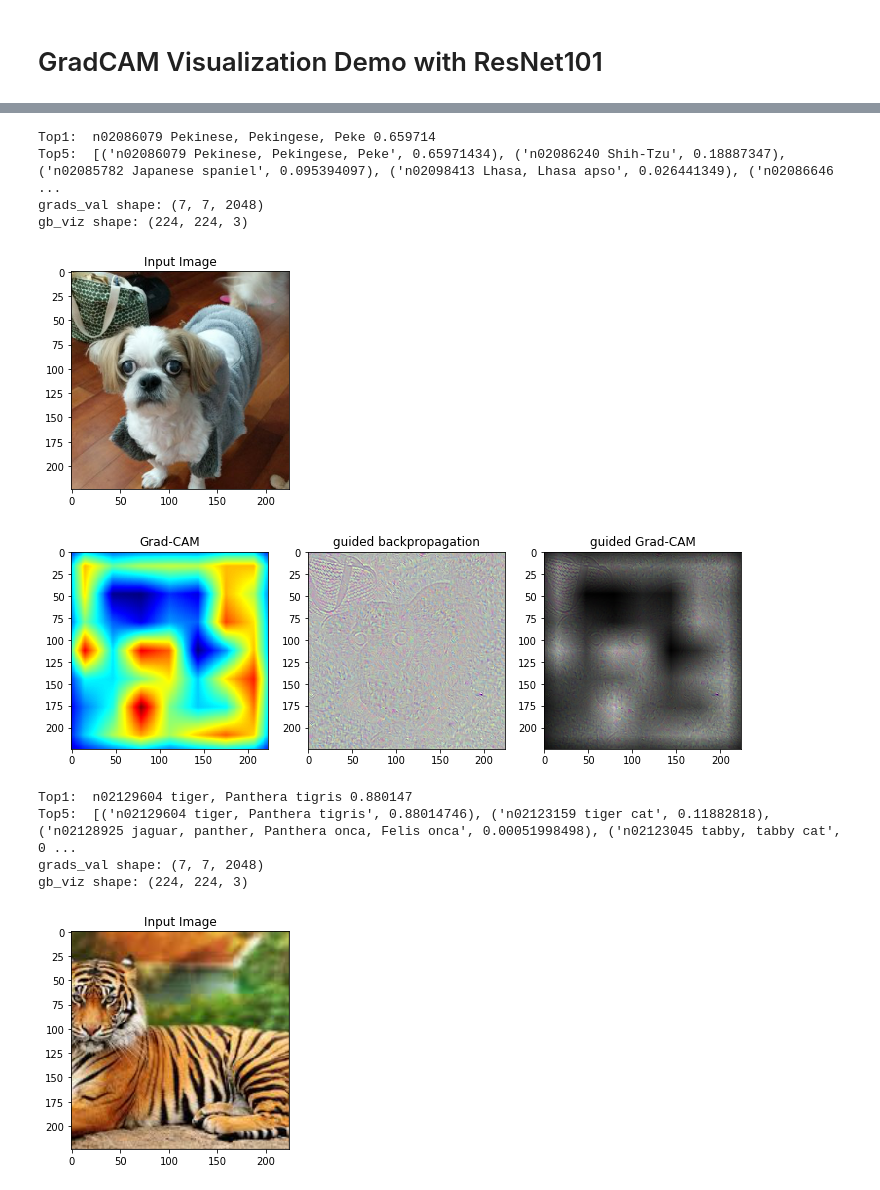
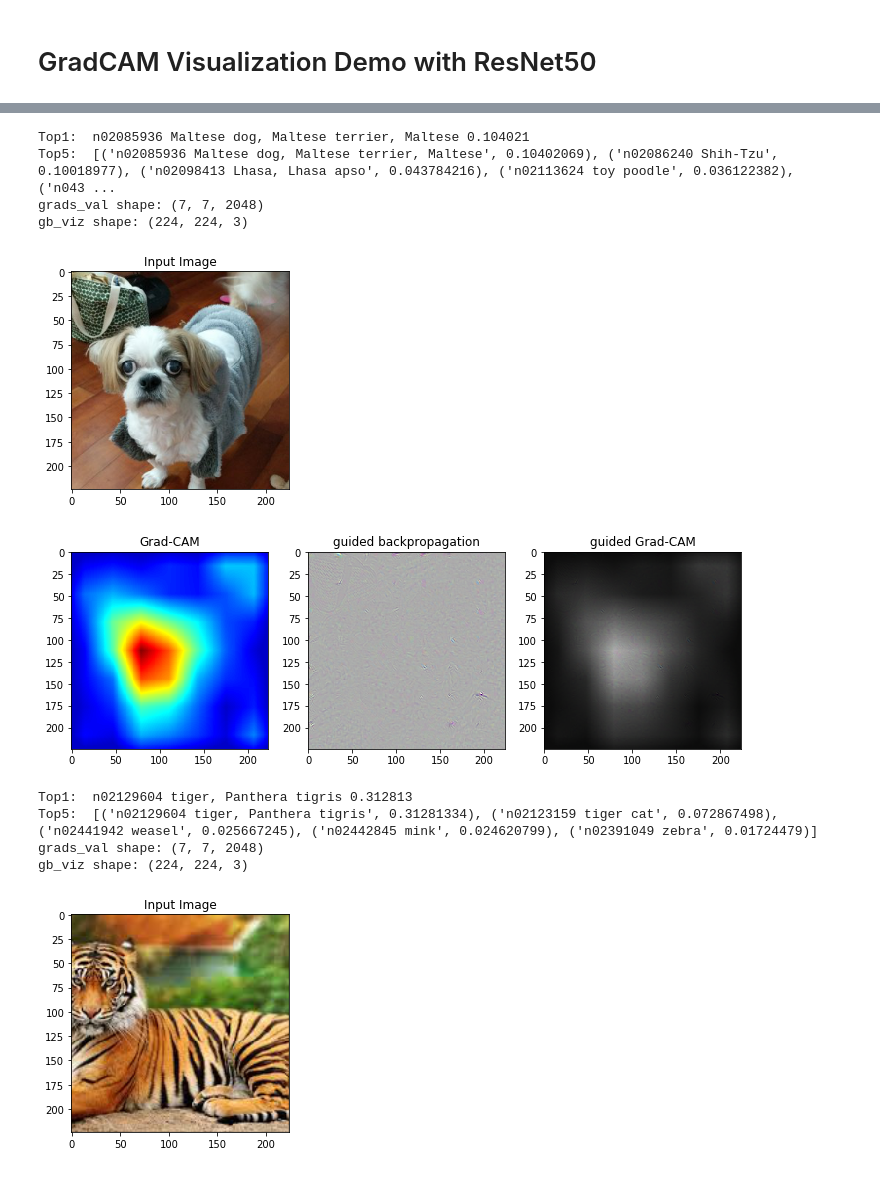
Before and after one commit to insikk/Grad-CAM-tensorflow, a Jupyter notebook: gradCAM_tensorflow_ResNet50_demo.ipynb, the cells around one changed output, grey strips where cells are left out. Drawn from its saved outputs; the diff is of its cells as text; code cells hidden in the pictures.

Commit message:
bugfix. gradient of y_c w.r.t feater_map

```diff
--- a/gradCAM_tensorflow_ResNet50_demo.ipynb
+++ b/gradCAM_tensorflow_ResNet50_demo.ipynb
@@ -1,5 +1,5 @@
 # %% [markdown]
-# GradCAM Visualization Demo with ResNet101
+# GradCAM Visualization Demo with ResNet50
 # %%
 # Replace vanila relu to guided relu to get guided backpropagation.
 import tensorflow as tf
@@ -14,7 +14,7 @@ def _GuidedReluGrad(op, grad):
 %reload_ext autoreload
 %autoreload 2
 %matplotlib inline
-
+import tensorflow as tf
 import numpy as np
 
 from nets import resnet_v1
@@ -48,6 +48,7 @@ batch_size = 3
 # batch_img = np.concatenate((batch1_img), 0)
 # batch_label = np.concatenate((batch1_label), 0)
 # batch_size = 1
+# batch_img = np.expand_dims(batch_img, 0)
 # batch_label = batch_label.reshape(batch_size, -1)
 
 # Create tensorflow graph for evaluation
@@ -56,30 +57,36 @@ with eval_graph.as_default():
     with eval_graph.gradient_override_map({'Relu': 'GuidedRelu'}):
         images = tf.placeholder("float", [batch_size, 224, 224, 3])
         labels = tf.placeholder(tf.float32, [batch_size, 1000])
-        train_mode = tf.placeholder(tf.bool)
 
         preprocessed_images = utils.resnet_preprocess(images)
 
         with slim.arg_scope(resnet_v1.resnet_arg_scope()):
-            net, end_points = resnet_v1.resnet_v1_50(preprocessed_images, 1000, is_training=train_mode)
+            with slim.arg_scope([slim.batch_norm], is_training=False):
+                # is_training=False means batch-norm is not in training mode. Fixing batch norm layer.
+                # net is logit for resnet_v1. See is_training messing up issue: https://github.com/tensorflow/tensorflow/issues/4887
+                net, end_points = resnet_v1.resnet_v1_50(preprocessed_images, 1000)
+
         prob = end_points['predictions'] # after softmax
+        print('prob:', prob)
 
-        # sess_config.graph_options.optimizer_options.global_jit_level = tf.OptimizerOptions.OFF
-        cost = tf.reduce_sum((prob - labels) ** 2)
-        train = tf.train.GradientDescentOptimizer(0.0001).minimize(cost)
+        print('lables:', labels)
+        cost = (-1) * tf.reduce_sum(tf.multiply(labels, tf.log(prob)), axis=1)
+        print('cost:', cost)
 
         # Get last convolutional layer gradient for generating gradCAM visualization
         # print('endpoints:', end_points.keys())
         target_conv_layer = end_points['resnet_v1_50/block4/unit_2/bottleneck_v1']
         # target_conv_layer = end_points['resnet_v1_50/block3/unit_5/bottleneck_v1']
-        target_conv_layer_grad = tf.gradients(cost, target_conv_layer)[0]
+
+        # gradient for partial linearization. We only care about target visualization class.
+        y_c = tf.reduce_sum(tf.multiply(net, labels), axis=1)
+        print('y_c:', y_c)
+        target_conv_layer_grad = tf.gradients(y_c, target_conv_layer)[0]
+        print('target_conv_layer_grad:', target_conv_layer_grad)
 
         # Guided backpropagtion back to input layer
         gb_grad = tf.gradients(cost, images)[0]
-
-        # Normalizing the gradients
-        target_conv_layer_grad_norm = tf.div(target_conv_layer_grad, tf.sqrt(tf.reduce_mean(tf.square(target_conv_layer_grad))) + tf.constant(1e-5))
-
+        print('gb_grad:', gb_grad)
 
         init = tf.global_variables_initializer()
 
@@ -109,6 +116,8 @@ with eval_graph.as_default():
                     if var_shape == saved_shapes[saved_var_name]:
                         # print("restore var:", saved_var_name)
                         restore_vars.append(curr_var)
+                    else:
+                        print("cannot restore var:", saved_var_name)
                 except ValueError:
                     print("Ignore due to ValueError on getting var:", saved_var_name)
         saver = tf.train.Saver(restore_vars)
@@ -119,19 +128,25 @@ with eval_graph.as_default():
 
 with tf.Session(graph=eval_graph) as sess:
     sess.run(init)
-    # sess.run(tf.local_variables_initializer())
     saver.restore(sess, latest_checkpoint)
 
-    prob = sess.run(prob, feed_dict={images: batch_img, train_mode: False})
+    prob_np = sess.run(prob, feed_dict={images: batch_img})
+    # print('prob_np:', prob_np)
+    print('prob_np:', prob_np.shape)
 
-    gb_grad_value, target_conv_layer_value, target_conv_layer_grad_value = sess.run([gb_grad, target_conv_layer, target_conv_layer_grad_norm], feed_dict={images: batch_img, labels: prob, train_mode: True})
-    # gb_grad_value, target_conv_layer_value, target_conv_layer_grad_value = sess.run([gb_grad, target_conv_layer, target_conv_layer_grad_norm], feed_dict={images: batch_img, labels: label, train_mode: True})
+    # cost_np, gb_grad_value, target_conv_layer_value, target_conv_layer_grad_value = sess.run([cost, gb_grad, target_conv_layer, target_conv_layer_grad], feed_dict={images: batch_img, labels: prob_np})
+    net_np, y_c_np, gb_grad_value, target_conv_layer_value, target_conv_layer_grad_value = sess.run([net, y_c, gb_grad, target_conv_layer, target_conv_layer_grad], feed_dict={images: batch_img, labels: batch_label})
 
+#     print("net_np:", net_np)
+#     print("y_c_np:", y_c_np)
+#     print("gb_grad_value:", gb_grad_value)
+#     print("target_conv_layer_value:", target_conv_layer_value)
+#     print("target_conv_layer_grad_value:", target_conv_layer_grad_value)
 
     for i in range(batch_size):
         # print('See visualization of below category')
         # utils.print_prob(batch_label[i], './synset.txt')
-        utils.print_prob(prob[i], './synset.txt')
+        utils.print_prob(prob_np[i], './synset.txt')
         # print('gb_grad_value[i]:', gb_grad_value[i])
         # print('gb_grad_value[i] shape:', gb_grad_value[i].shape)
         utils.visualize(batch_img[i], target_conv_layer_value[i], target_conv_layer_grad_value[i], gb_grad_value[i])
@@ -146,11 +168,11 @@ gb_viz shape: (224, 224, 3)
-Top1:  n02086079 Pekinese, Pekingese, Peke 0.659714
-Top5:  [('n02086079 Pekinese, Pekingese, Peke', 0.65971434), ('n02086240 Shih-Tzu', 0.18887347), ('n02085782 Japanese spaniel', 0.095394097), ('n02098413 Lhasa, Lhasa apso', 0.026441349), ('n02086646  ...
+Top1:  n02085936 Maltese dog, Maltese terrier, Maltese 0.104021
+Top5:  [('n02085936 Maltese dog, Maltese terrier, Maltese', 0.10402069), ('n02086240 Shih-Tzu', 0.10018977), ('n02098413 Lhasa, Lhasa apso', 0.043784216), ('n02113624 toy poodle', 0.036122382), ('n043 ...
 grads_val shape: (7, 7, 2048)
 gb_viz shape: (224, 224, 3)
 [figure]
-[figure, old version]
+[figure, new version]
-Top1:  n02129604 tiger, Panthera tigris 0.880147
-Top5:  [('n02129604 tiger, Panthera tigris', 0.88014746), ('n02123159 tiger cat', 0.11882818), ('n02128925 jaguar, panther, Panthera onca, Felis onca', 0.00051998498), ('n02123045 tabby, tabby cat', 0 ...
+Top1:  n02129604 tiger, Panthera tigris 0.312813
+Top5:  [('n02129604 tiger, Panthera tigris', 0.31281334), ('n02123159 tiger cat', 0.072867498), ('n02441942 weasel', 0.025667245), ('n02442845 mink', 0.024620799), ('n02391049 zebra', 0.01724479)]
 grads_val shape: (7, 7, 2048)
 gb_viz shape: (224, 224, 3)
 [figure]
```
Also changed, not shown: parts of 2 cells of this notebook, 3 other files.
